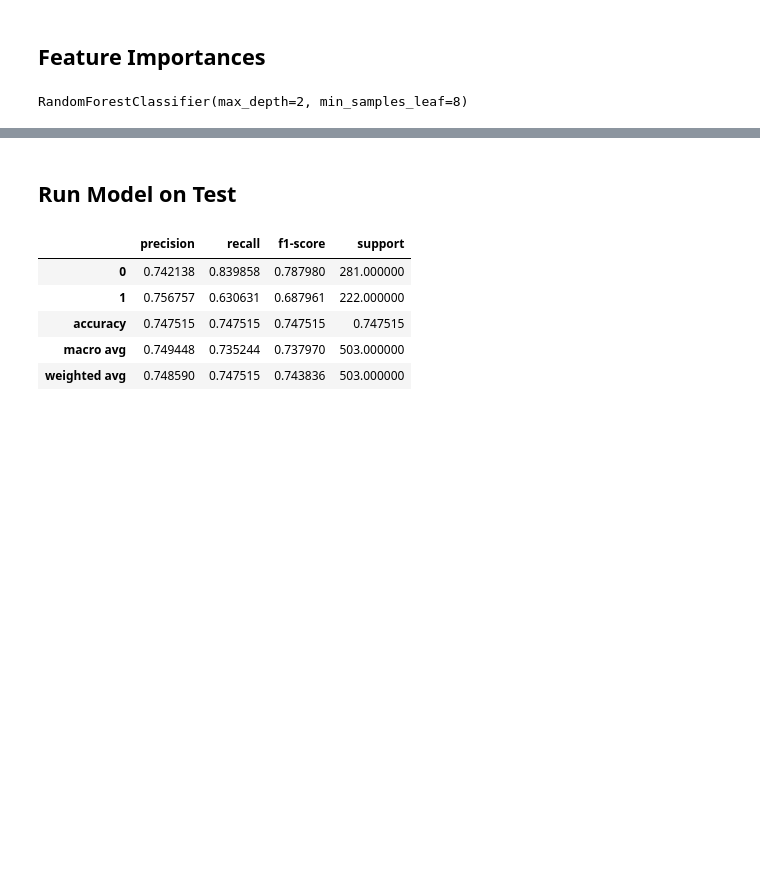
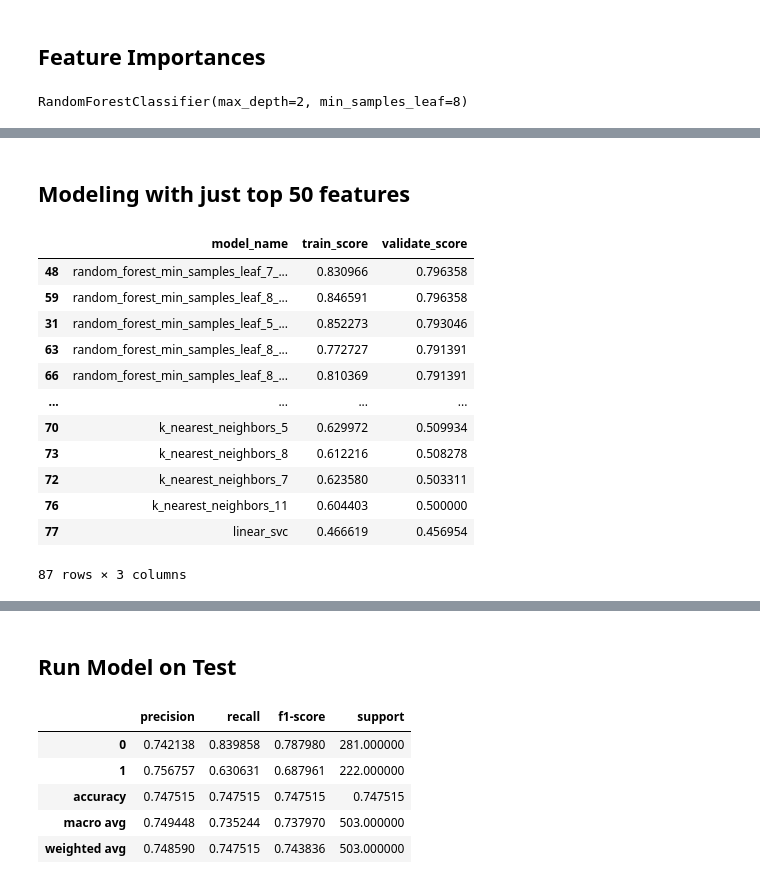
Before and after one commit to american-perspectives-capstone/american-attitudes, a Jupyter notebook: rough_notebooks/malachi_hale_modeling_practice.ipynb, the cells around one changed output, grey strips where cells are left out. Saved outputs shown, nothing was run; the diff lists cells and outputs as text; code cells hidden in the pictures; blank space fills up the shorter version.

```diff
--- a/rough_notebooks/malachi_hale_modeling_practice.ipynb
+++ b/rough_notebooks/malachi_hale_modeling_practice.ipynb
@@ -441,0 +442,40 @@ relative_importances = sns.barplot(x=feature_importances['relative importance'][
+# %% [markdown]
+## Modeling with just top 50 features
+# %%
+top_fifty = feature_importances[0:51].index.to_list()
+# %%
+X_train_top_fifty = o.X_train_dummies[top_fifty]
+X_validate_top_fifty = o.X_validate_dummies[top_fifty]
+X_validate_top_fifty = o.X_validate_dummies[top_fifty]
+# %%
+# create list of models to loop through
+tree_list = []
+
+for i in range(3, 10):
+    tree_list.append(DecisionTreeClassifier(max_depth = i, random_state = 123))
+
+tree_model_name_list = []
+
+# create list of model names that correspond to models
+for i in range(3, 10):
+    tree_model_name_list.append(f"top_fifty_decision_tree_depth_{i}")
+# %%
+#Append results to score_df
+for model, name in zip(tree_list, tree_model_name_list):
+    score_df = test_a_model(X_train_top_fifty, o.y_train_dummies, X_validate_top_fifty, o.y_validate_dummies, model, name, score_df)
+# %%
+score_df.sort_values(by= "validate_score", ascending = False)
+# %% [output]
+|  | model_name | train_score | validate_score |
+| 48 | random_forest_min_samples_leaf_7_... | 0.830966 | 0.796358 |
+| 59 | random_forest_min_samples_leaf_8_... | 0.846591 | 0.796358 |
+| 31 | random_forest_min_samples_leaf_5_... | 0.852273 | 0.793046 |
+| 63 | random_forest_min_samples_leaf_8_... | 0.772727 | 0.791391 |
+| 66 | random_forest_min_samples_leaf_8_... | 0.810369 | 0.791391 |
+| ... | ... | ... | ... |
+| 70 | k_nearest_neighbors_5 | 0.629972 | 0.509934 |
+| 73 | k_nearest_neighbors_8 | 0.612216 | 0.508278 |
+| 72 | k_nearest_neighbors_7 | 0.623580 | 0.503311 |
+| 76 | k_nearest_neighbors_11 | 0.604403 | 0.500000 |
+| 77 | linear_svc | 0.466619 | 0.456954 |
+87 rows × 3 columns
```
Also changed, not shown: parts of 11 cells of this notebook.
